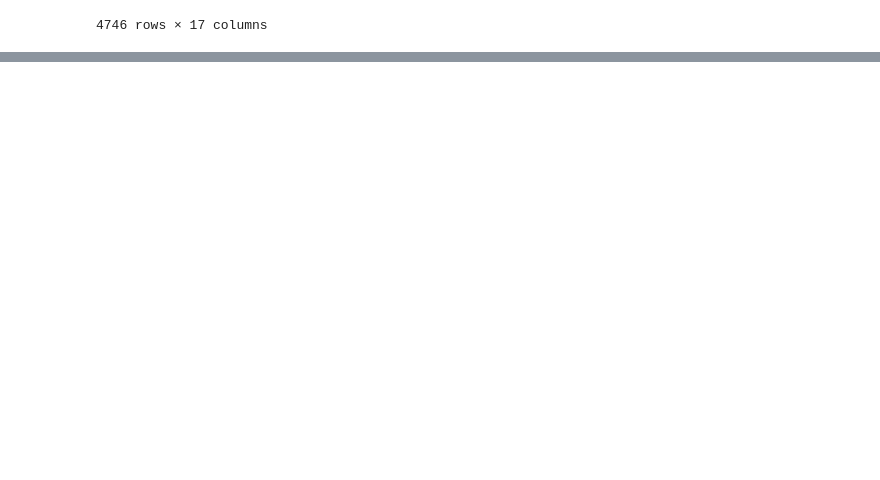
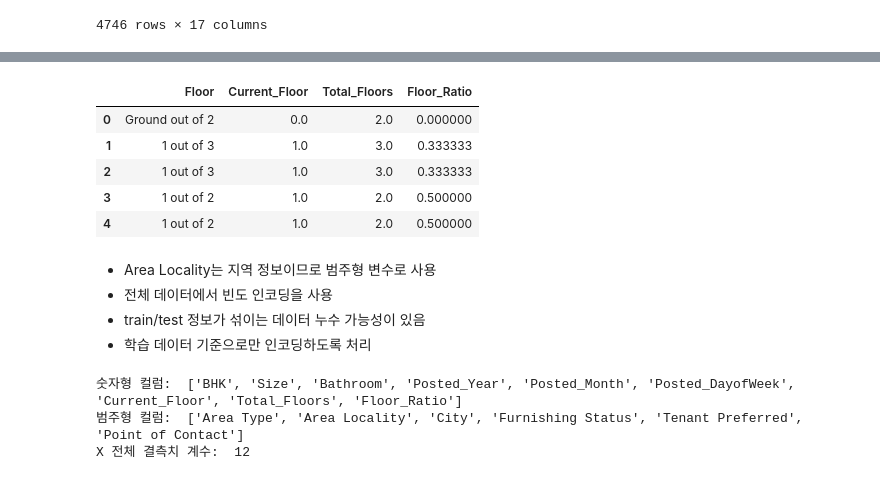
Before and after one commit to Shim-HyoungJoon/KDT, a Jupyter notebook: 10_MLDL/3_주택 임대료 예측 데이터셋.ipynb, the cells around one changed output, grey strips where cells are left out. Saved outputs shown, nothing was run; the diff lists cells and outputs as text; code cells hidden in the pictures; blank space fills up the shorter version.

```diff
--- a/10_MLDL/3_주택 임대료 예측 데이서텟.ipynb
+++ b/10_MLDL/3_주택 임대료 예측 데이터셋.ipynb
@@ -335,7 +335,7 @@ Ground    1
 Name: count, dtype: int64
 # %%
 rent_df['Current_Floor'] = floor_split['Current_Floor'].replace(floor_map)
-rent_df['Current_Floor'] = pd.to_numeric(floor_split['Current_Floor'], errors='coerce')
+rent_df['Current_Floor'] = pd.to_numeric(rent_df['Current_Floor'], errors='coerce')
 rent_df['Total_Floors'] = pd.to_numeric(floor_split['Total_Floors'], errors='coerce')
 # %%
 rent_df
@@ -360,0 +370,12 @@ rent_df.loc[upper_mask, 'Current_Floor'] = rent_df.loc[upper_mask, 'Total_Floors
+# %%
+# 추가 파생변수: 전체 층수 대비 현재 층의 위치
+rent_df['Floor_Ratio'] = rent_df['Current_Floor'] / rent_df['Total_Floors']
+rent_df['Floor_Ratio'] = rent_df['Floor_Ratio'].replace([np.inf, -np.inf], np.nan)
+rent_df[['Floor', 'Current_Floor', 'Total_Floors', 'Floor_Ratio']].head()
+# %% [output]
+|  | Floor | Current_Floor | Total_Floors | Floor_Ratio |
+| 0 | Ground out of 2 | 0.0 | 2.0 | 0.000000 |
+| 1 | 1 out of 3 | 1.0 | 3.0 | 0.333333 |
+| 2 | 1 out of 3 | 1.0 | 3.0 | 0.333333 |
+| 3 | 1 out of 2 | 1.0 | 2.0 | 0.500000 |
+| 4 | 1 out of 2 | 1.0 | 2.0 | 0.500000 |
@@ -360,0 +384,5 @@ rent_df.loc[upper_mask, 'Current_Floor'] = rent_df.loc[upper_mask, 'Total_Floors
+# %% [markdown]
+- Area Locality는 지역 정보이므로 범주형 변수로 사용
+- 전체 데이터에서 빈도 인코딩을 사용
+- train/test 정보가 섞이는 데이터 누수 가능성이 있음
+- 학습 데이터 기준으로만 인코딩하도록 처리
@@ -360,0 +392,12 @@ rent_df.loc[upper_mask, 'Current_Floor'] = rent_df.loc[upper_mask, 'Total_Floors
+# %%
+numeric_features = X.select_dtypes(include=['number']).columns.tolist()
+print('숫자형 컬럼: ', numeric_features)
+
+categorical_features = X.select_dtypes(include=['str', 'object', 'datetime', 'bool', 'category']).columns.tolist()
+print('범주형 컬럼: ', categorical_features)
+
+print('X 전체 결측치 계수: ', X.isna().sum().sum())
+# %% [output]
+숫자형 컬럼:  ['BHK', 'Size', 'Bathroom', 'Posted_Year', 'Posted_Month', 'Posted_DayofWeek', 'Current_Floor', 'Total_Floors', 'Floor_Ratio']
+범주형 컬럼:  ['Area Type', 'Area Locality', 'City', 'Furnishing Status', 'Tenant Preferred', 'Point of Contact']
+X 전체 결측치 계수:  12
```
Also changed, not shown: parts of 21 cells of this notebook.
